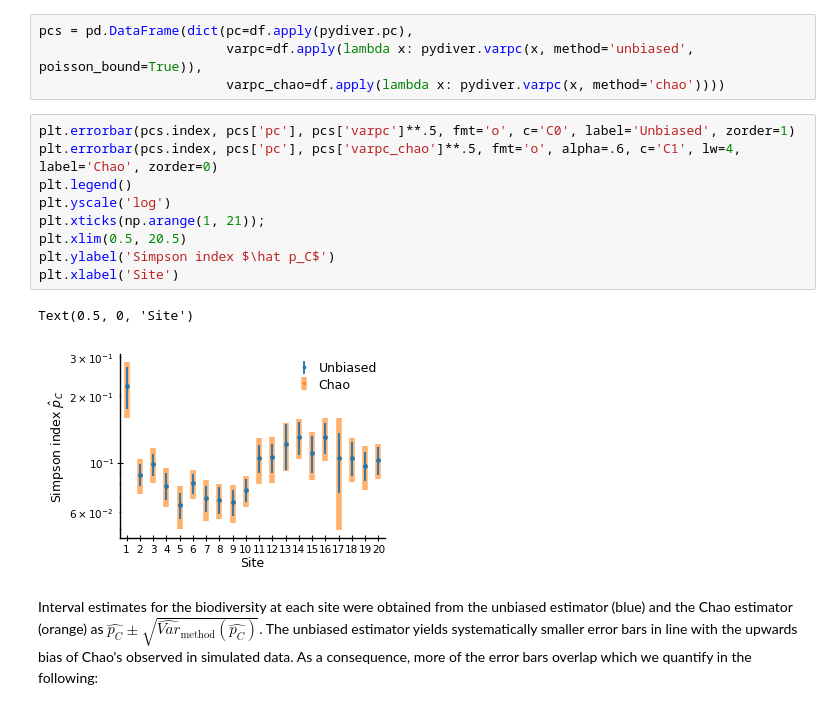
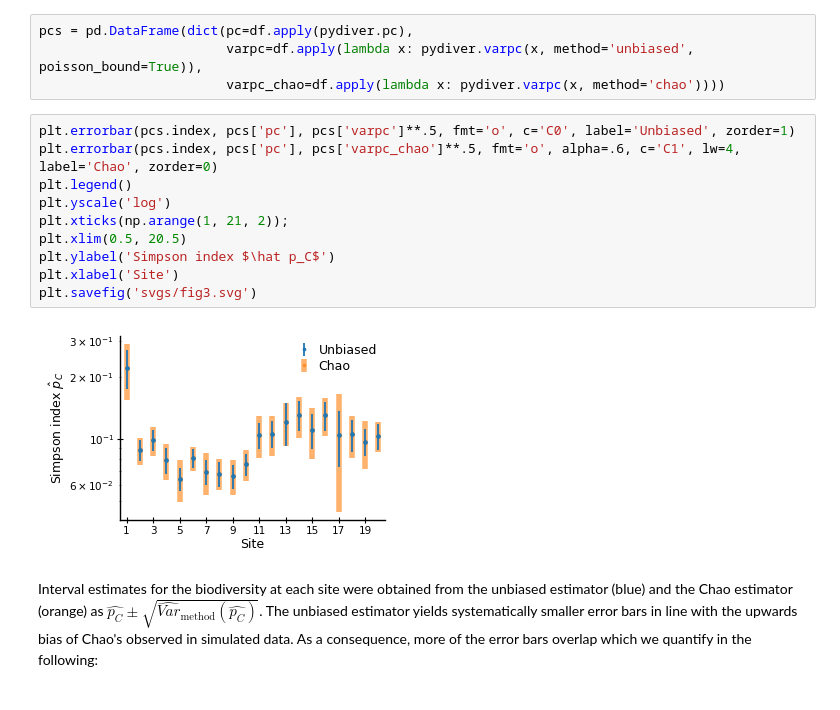
Before and after one commit to andim/pydiver, a Jupyter notebook: pub_simpsonvar/dune_meadows.ipynb, the cells around one changed output. Drawn from its saved outputs; the diff is of its cells as text.

```diff
--- a/pub_simpsonvar/dune_meadows.ipynb
+++ b/pub_simpsonvar/dune_meadows.ipynb
@@ -24,15 +24,15 @@ pcs = pd.DataFrame(dict(pc=df.apply(pydiver.pc),
 # %%
 plt.errorbar(pcs.index, pcs['pc'], pcs['varpc']**.5, fmt='o', c='C0', label='Unbiased', zorder=1)
 plt.errorbar(pcs.index, pcs['pc'], pcs['varpc_chao']**.5, fmt='o', alpha=.6, c='C1', lw=4, label='Chao', zorder=0)
 plt.legend()
 plt.yscale('log')
-plt.xticks(np.arange(1, 21));
+plt.xticks(np.arange(1, 21, 2));
 plt.xlim(0.5, 20.5)
 plt.ylabel('Simpson index $\hat p_C$')
 plt.xlabel('Site')
+plt.savefig('svgs/fig3.svg')
 # %% [output]
-Text(0.5, 0, 'Site')
-[figure, old version]
+[figure, new version]
 # %% [markdown]
 Interval estimates for the biodiversity at each site were obtained from the unbiased estimator (blue) and the Chao estimator (orange) as $\hat{p_C} \pm \sqrt{\hat{Var}_{\mathrm{method}}(\hat{p_C})}$. The unbiased estimator yields systematically smaller error bars in line with the upwards bias of Chao's observed in simulated data. As a consequence, more of the error bars overlap which we quantify in the following:
 # %%
```
Also changed, not shown: 16 other files.
